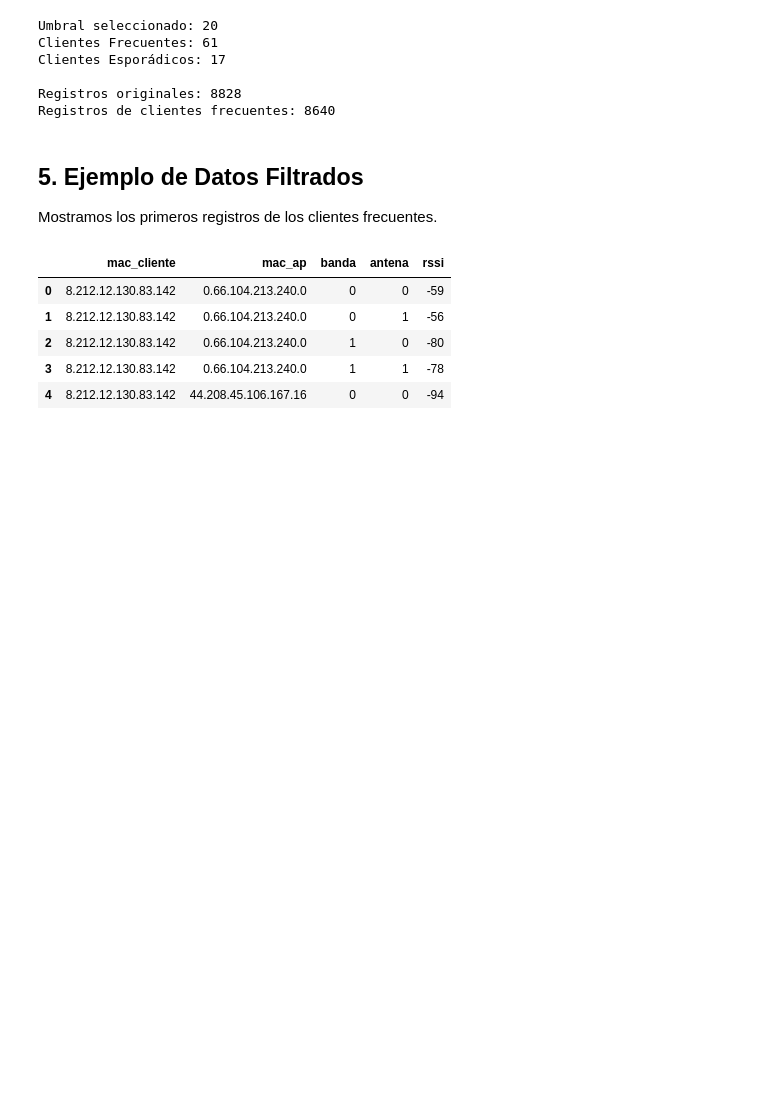
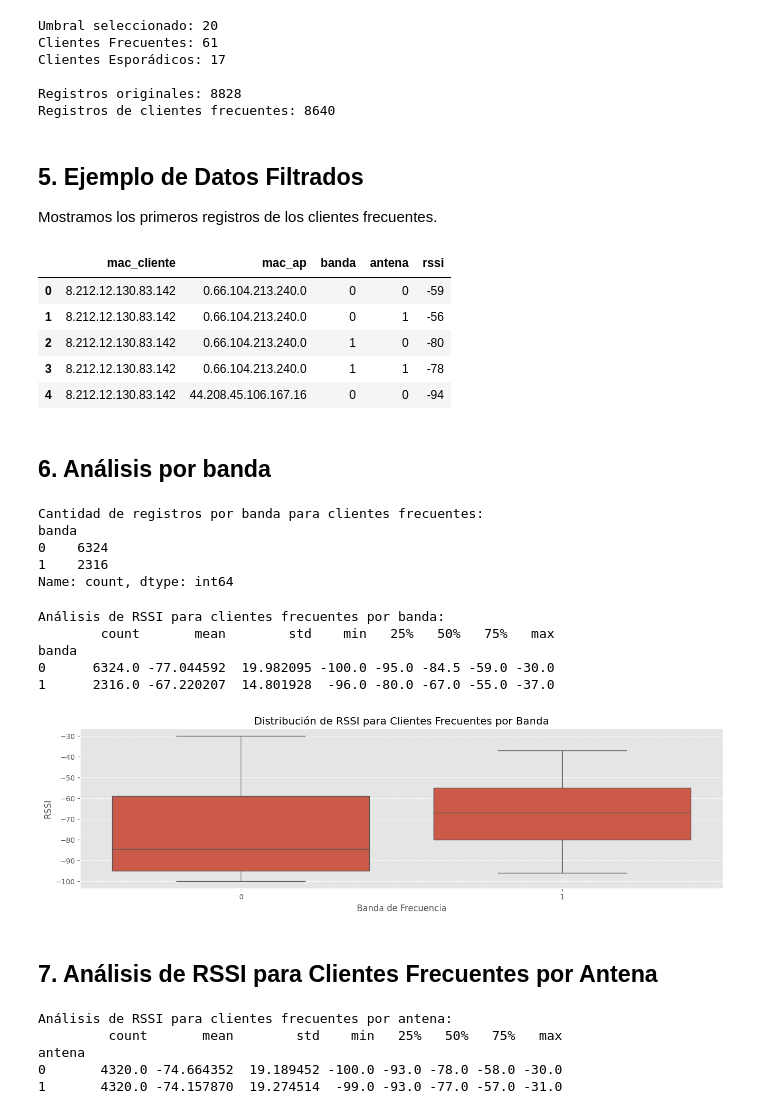
Before and after one commit to Nahuel1103/NetROML, a Jupyter notebook: analyze_clients.ipynb, the cells around one changed output. Saved outputs shown, nothing was run; the diff lists cells and outputs as text; code cells hidden in the pictures; blank space fills up the shorter version.

Commit message:
Análisis por banda

```diff
--- a/analyze_clients.ipynb
+++ b/analyze_clients.ipynb
@@ -95,3 +99,49 @@ df_frequent.head()
 | 2 | 8.212.12.130.83.142 | 0.66.104.213.240.0 | 1 | 0 | -80 |
 | 3 | 8.212.12.130.83.142 | 0.66.104.213.240.0 | 1 | 1 | -78 |
 | 4 | 8.212.12.130.83.142 | 44.208.45.106.167.16 | 0 | 0 | -94 |
+# %% [markdown]
+## 6. Análisis por banda
+# %%
+band_counts = df_frequent['banda'].value_counts()
+
+print("Cantidad de registros por banda para clientes frecuentes:")
+print(band_counts)
+# %% [output]
+Cantidad de registros por banda para clientes frecuentes:
+banda
+0    6324
+1    2316
+Name: count, dtype: int64
+# %%
+band_analysis = df_frequent.groupby('banda')['rssi'].describe()
+
+print("Análisis de RSSI para clientes frecuentes por banda:")
+print(band_analysis)
+
+plt.figure(figsize=(16, 4))
+sns.boxplot(x='banda', y='rssi', data=df_frequent)
+plt.title('Distribución de RSSI para Clientes Frecuentes por Banda')
+plt.xlabel('Banda de Frecuencia')
+plt.ylabel('RSSI')
+plt.grid(axis='y', linestyle='--')
+plt.show()
+# %% [output]
+Análisis de RSSI para clientes frecuentes por banda:
+        count       mean        std    min   25%   50%   75%   max
+banda
+0      6324.0 -77.044592  19.982095 -100.0 -95.0 -84.5 -59.0 -30.0
+1      2316.0 -67.220207  14.801928  -96.0 -80.0 -67.0 -55.0 -37.0
+[figure, added]
+# %% [markdown]
+## 7. Análisis de RSSI para Clientes Frecuentes por Antena
+# %%
+antena_analysis = df_frequent.groupby('antena')['rssi'].describe()
+
+print("Análisis de RSSI para clientes frecuentes por antena:")
+print(antena_analysis)
+# %% [output]
+Análisis de RSSI para clientes frecuentes por antena:
+         count       mean        std    min   25%   50%   75%   max
+antena
+0       4320.0 -74.664352  19.189452 -100.0 -93.0 -78.0 -58.0 -30.0
+1       4320.0 -74.157870  19.274514  -99.0 -93.0 -77.0 -57.0 -31.0
```
Also changed, not shown: parts of 3 cells of this notebook, 1 other file.
